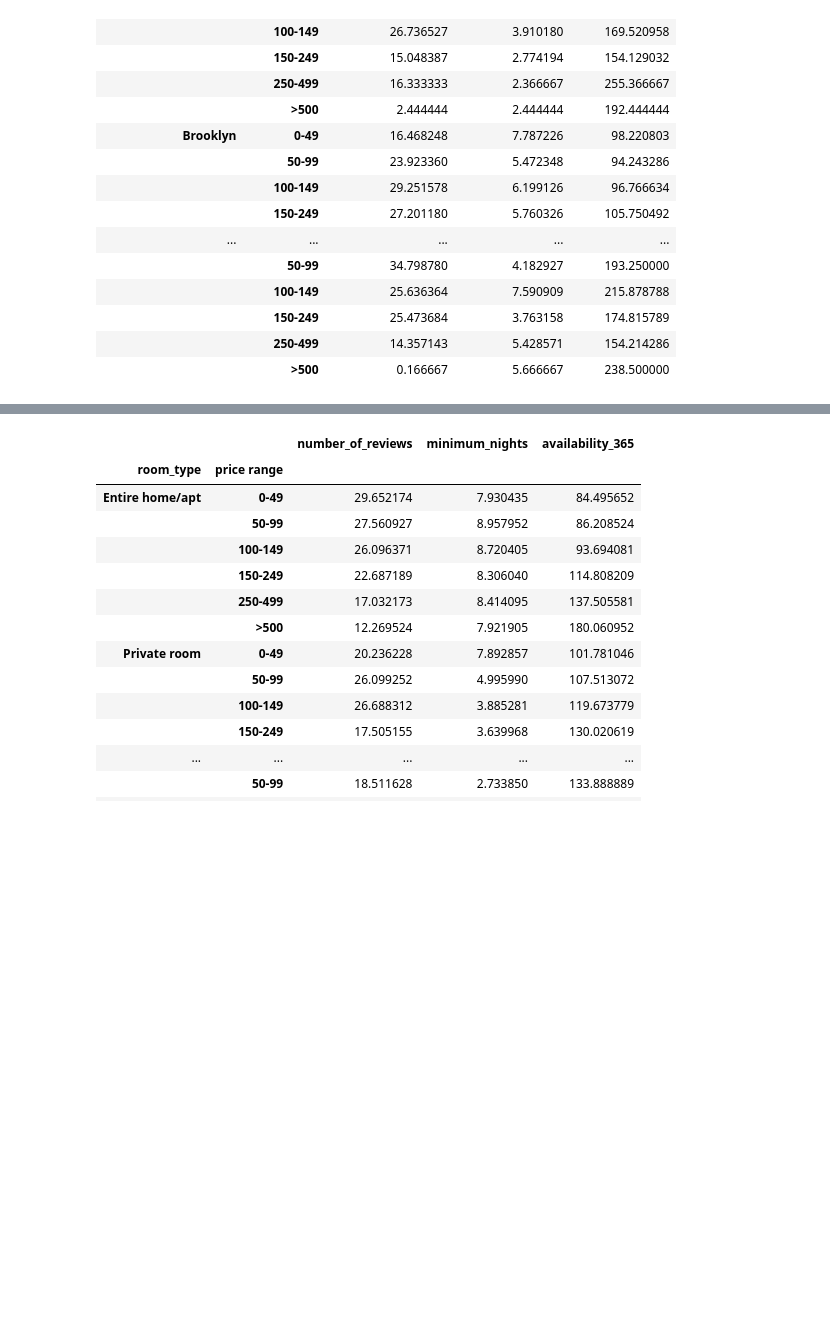
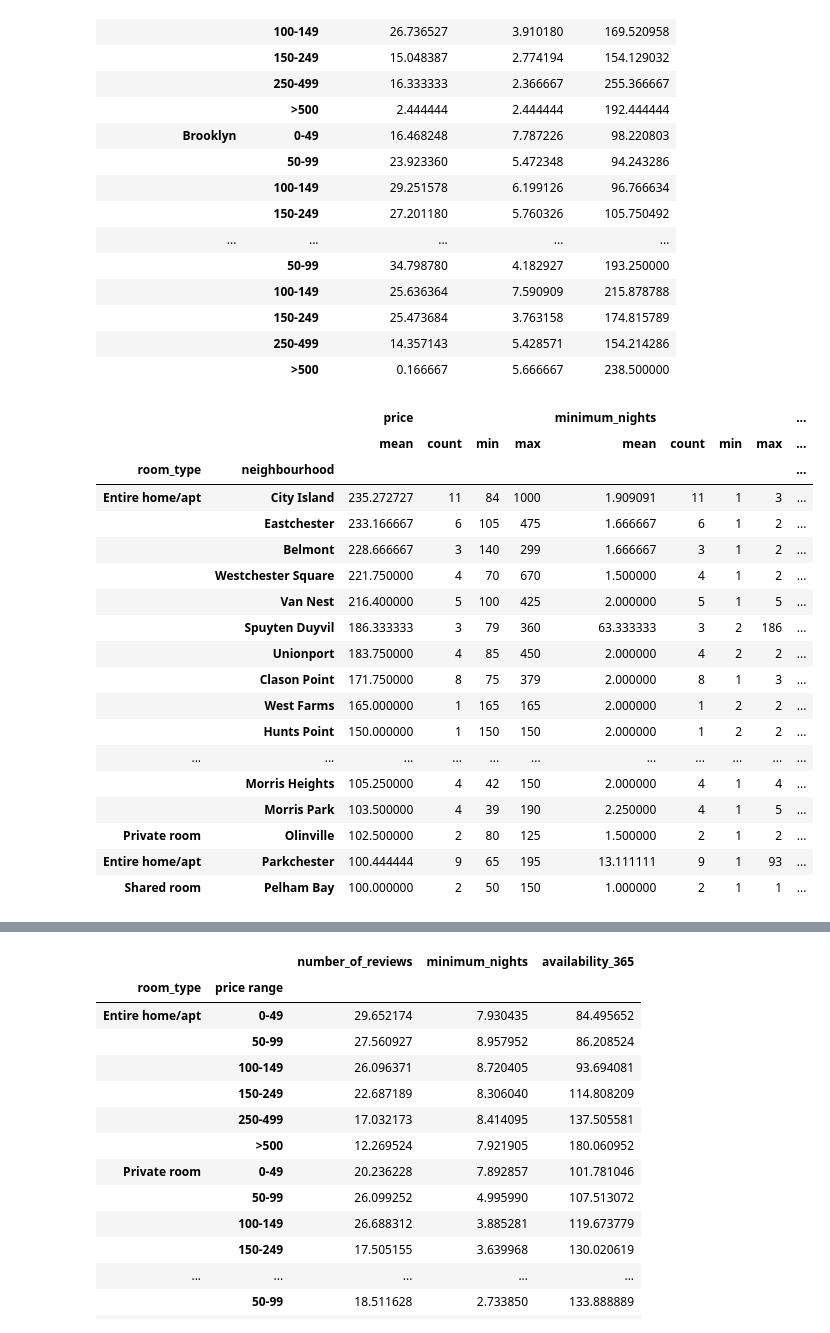
Before and after one commit to alexturkmen/Airbnb-New-York-Renterpreneurs, a Jupyter notebook: Turkmen_Airbnb.ipynb, the cells around one changed output, grey strips where cells are left out. Saved outputs shown, nothing was run; the diff lists cells and outputs as text; code cells hidden in the pictures; blank space fills up the shorter version.

```diff
--- a/Turkmen_Airbnb.ipynb
+++ b/Turkmen_Airbnb.ipynb
@@ -266,3 +289,31 @@ neighbourhood_by_price
 |  | 150-249 | 25.473684 | 3.763158 | 174.815789 |
 |  | 250-499 | 14.357143 | 5.428571 | 154.214286 |
 |  | >500 | 0.166667 | 5.666667 | 238.500000 |
+# %%
+bronx_df = airbnb_df.loc[airbnb_df['neighbourhood_group'] == 'Bronx']
+
+bronx_df_room_type = bronx_df[['room_type', 'neighbourhood','price', 'minimum_nights', 'number_of_reviews']].groupby(['room_type','neighbourhood',]).agg(['mean','count', 'min', 'max'])
+sorted_bronx_df = bronx_df_room_type.sort_values(by=('price', 'mean'), ascending=False)
+
+# bronx_df.loc[bronx_df['neighbourhood'] == 'Allerton'][['room_type', 'neighbourhood','price', 'minimum_nights']].groupby(['room_type','neighbourhood',]).agg(['mean','count', 'min', 'max'])
+sorted_bronx_df = sorted_bronx_df.loc[(sorted_bronx_df[('price', 'mean')] <= 400) & (sorted_bronx_df[('price', 'mean')] >= 100)]
+# %% [output]
+|  |  | price |  |  |  | minimum_nights |  |  |  | ... |
+|  |  | mean | count | min | max | mean | count | min | max | ... |
+| room_type | neighbourhood |  |  |  |  |  |  |  |  | ... |
+| Entire home/apt | City Island | 235.272727 | 11 | 84 | 1000 | 1.909091 | 11 | 1 | 3 | ... |
+|  | Eastchester | 233.166667 | 6 | 105 | 475 | 1.666667 | 6 | 1 | 2 | ... |
+|  | Belmont | 228.666667 | 3 | 140 | 299 | 1.666667 | 3 | 1 | 2 | ... |
+|  | Westchester Square | 221.750000 | 4 | 70 | 670 | 1.500000 | 4 | 1 | 2 | ... |
+|  | Van Nest | 216.400000 | 5 | 100 | 425 | 2.000000 | 5 | 1 | 5 | ... |
+|  | Spuyten Duyvil | 186.333333 | 3 | 79 | 360 | 63.333333 | 3 | 2 | 186 | ... |
+|  | Unionport | 183.750000 | 4 | 85 | 450 | 2.000000 | 4 | 2 | 2 | ... |
+|  | Clason Point | 171.750000 | 8 | 75 | 379 | 2.000000 | 8 | 1 | 3 | ... |
+|  | West Farms | 165.000000 | 1 | 165 | 165 | 2.000000 | 1 | 2 | 2 | ... |
+|  | Hunts Point | 150.000000 | 1 | 150 | 150 | 2.000000 | 1 | 2 | 2 | ... |
+| ... | ... | ... | ... | ... | ... | ... | ... | ... | ... | ... |
+|  | Morris Heights | 105.250000 | 4 | 42 | 150 | 2.000000 | 4 | 1 | 4 | ... |
+|  | Morris Park | 103.500000 | 4 | 39 | 190 | 2.250000 | 4 | 1 | 5 | ... |
+| Private room | Olinville | 102.500000 | 2 | 80 | 125 | 1.500000 | 2 | 1 | 2 | ... |
+| Entire home/apt | Parkchester | 100.444444 | 9 | 65 | 195 | 13.111111 | 9 | 1 | 93 | ... |
+| Shared room | Pelham Bay | 100.000000 | 2 | 50 | 150 | 1.000000 | 2 | 1 | 1 | ... |
```
Also changed, not shown: parts of 6 cells of this notebook.
